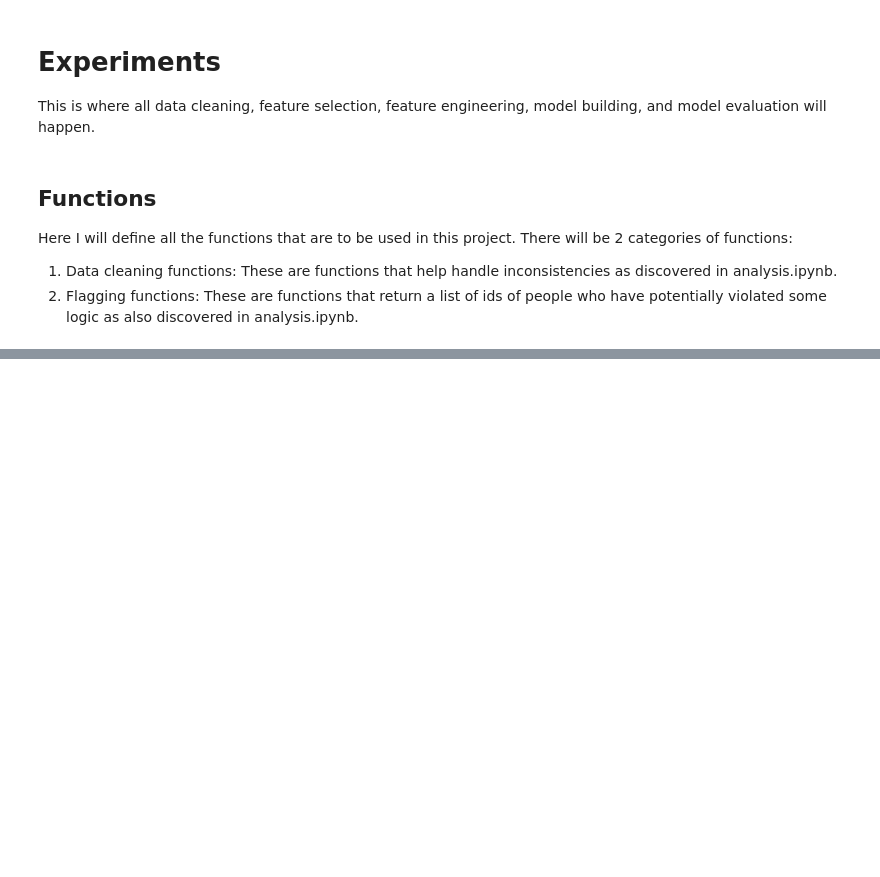
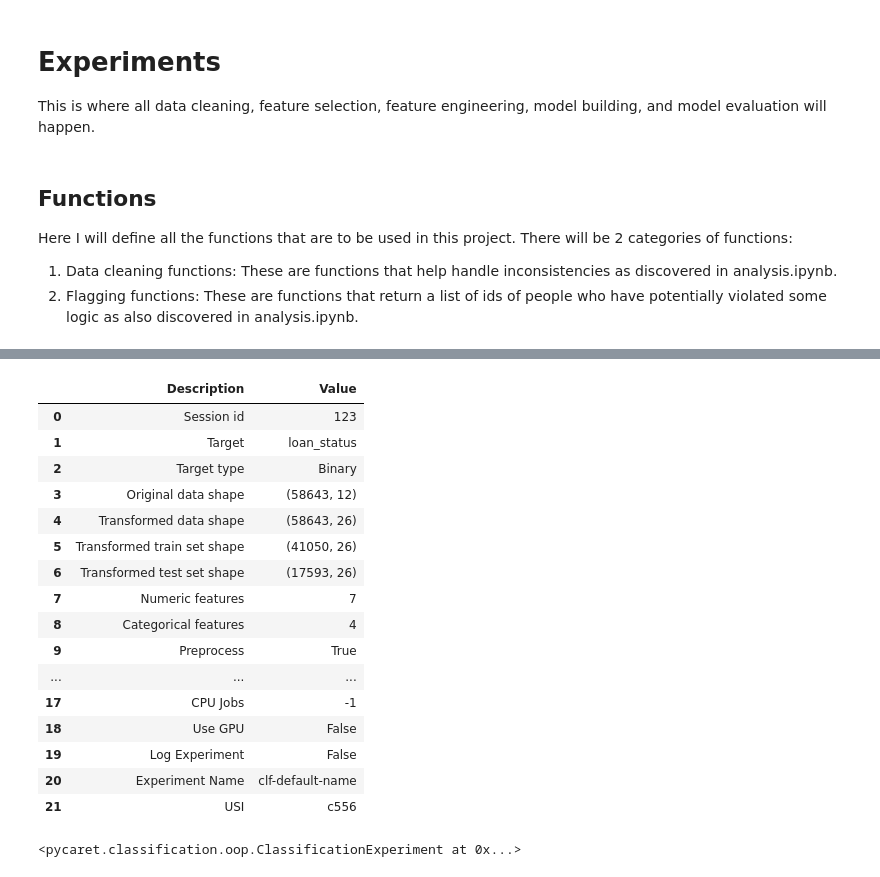
Before and after one commit to AnaqiAmir/Loan-Approval-Prediction, a Jupyter notebook: experiments.ipynb, the cells around one changed output, grey strips where cells are left out. Cells and saved outputs as stored; diff of their text form; code cells hidden in the pictures; blank space fills up the shorter version.

```diff
--- a/experiments.ipynb
+++ b/experiments.ipynb
@@ -92,0 +94,22 @@ def flag_credit_history_violation(df: pd.DataFrame, min_age_for_credit: int) ->
+# %%
+# Clean train data
+df_train = clean_age(df_train, 100)
+df_train = clean_emp_length_by_age(df_train, 100)
+df_train = clean_underage_or_impossible_labor(df_train, 14)
+df_train = clean_loan_pct_income(df_train)
+df_train = clean_credit_history(df_train, 18)
+
+# Clean test data
+df_test = clean_age(df_test, 100)
+df_test = clean_emp_length_by_age(df_test, 100)
+df_test = clean_underage_or_impossible_labor(df_test, 14)
+df_test = clean_loan_pct_income(df_test)
+df_test = clean_credit_history(df_test, 18)
+
+# Store train ids
+train_ids = df_train['id']
+df_train.drop('id', axis=1, inplace=True)
+
+# Store test_ids
+test_ids = df_test['id']
+df_test.drop('id', axis=1, inplace=True)
@@ -92,0 +137,23 @@ def flag_credit_history_violation(df: pd.DataFrame, min_age_for_credit: int) ->
+# %%
+from pycaret.classification import ClassificationExperiment
+s = ClassificationExperiment()
+s.setup(df_train, target = 'loan_status', session_id = 123)
+# %% [output]
+|  | Description | Value |
+| 0 | Session id | 123 |
+| 1 | Target | loan_status |
+| 2 | Target type | Binary |
+| 3 | Original data shape | (58643, 12) |
+| 4 | Transformed data shape | (58643, 26) |
+| 5 | Transformed train set shape | (41050, 26) |
+| 6 | Transformed test set shape | (17593, 26) |
+| 7 | Numeric features | 7 |
+| 8 | Categorical features | 4 |
+| 9 | Preprocess | True |
+| ... | ... | ... |
+| 17 | CPU Jobs | -1 |
+| 18 | Use GPU | False |
+| 19 | Log Experiment | False |
+| 20 | Experiment Name | clf-default-name |
+| 21 | USI | c556 |
+<pycaret.classification.oop.ClassificationExperiment at 0x...>
```
Also changed, not shown: parts of 9 cells of this notebook.
